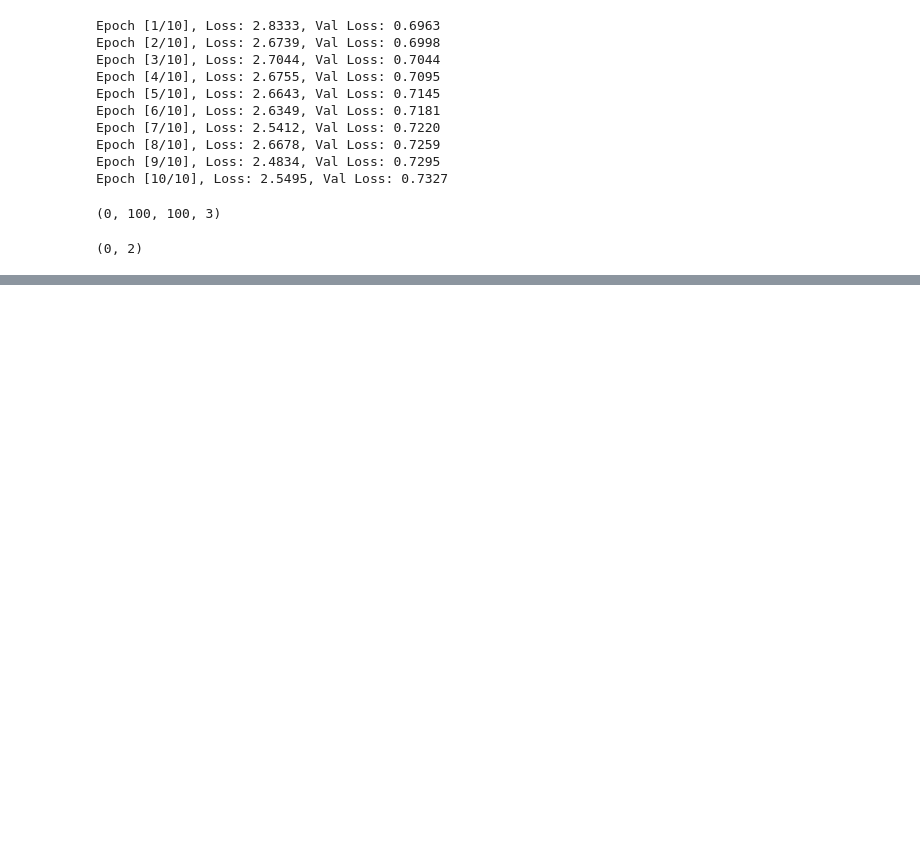
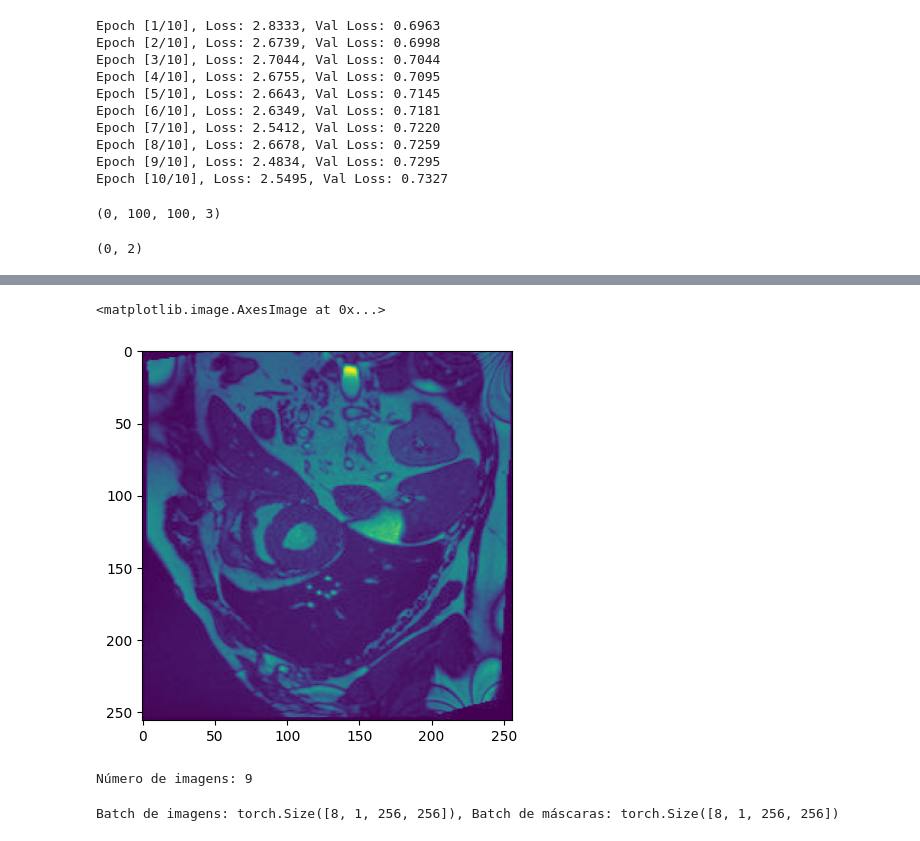
Before and after one commit to Alan240124/Alan, a Jupyter notebook: Atividade_Dataloader.ipynb, the cells around one changed output, grey strips where cells are left out. Drawn from its saved outputs; the diff is of its cells as text; code cells hidden in the pictures; blank space fills up the shorter version.

```diff
--- a/Atividade_Dataloader.ipynb
+++ b/Atividade_Dataloader.ipynb
@@ -1203,0 +1292,62 @@ labels.shape
+# %%
+plt.imshow(images[2,:, :])
+# %% [output]
+<matplotlib.image.AxesImage at 0x...>
+[figure, added]
+# %%
+import os
+import cv2
+import torch
+from torch.utils.data import Dataset, DataLoader
+from torchvision import transforms
+from glob import glob
+from tqdm import tqdm
+
+# Definir os caminhos das bases de dados (imagens e máscaras)
+class HeartDataset(Dataset):
+    def __init__(self, images_dir, masks_dir, transform=None):
+        self.images_dir = images_dir
+        self.masks_dir = masks_dir
+        self.transform = transform
+        self.image_files = sorted(glob(os.path.join(images_dir, "*.jpg")))  # Ajuste a extensão se necessário
+        self.mask_files = sorted(glob(os.path.join(masks_dir, "*.jpg")))    # Ajuste a extensão se necessário
+
+    def __len__(self):
+        return len(self.image_files)
+
+    def __getitem__(self, idx):
+        image = cv2.imread(self.image_files[idx], cv2.IMREAD_GRAYSCALE)
+        mask = cv2.imread(self.mask_files[idx], cv2.IMREAD_GRAYSCALE)
+
+        if self.transform:
+            image = self.transform(image)
+            mask = self.transform(mask)
+
+        return {"image": image, "mask": mask}
+
+# Definir os diretórios das imagens e máscaras
+images_dir = '/content/drive/MyDrive/DataSet/images'
+masks_dir = '/content/drive/MyDrive/DataSet/masks'
+
+# Definir transformações
+train_transforms = transforms.Compose([
+    transforms.ToTensor(),  # Converte a imagem para um tensor
+    transforms.Resize((256, 256)),  # Redimensiona as imagens
+])
+
+# Criar dataset e dataloader
+heart_dataset = HeartDataset(images_dir, masks_dir, transform=train_transforms)
+dataloader = DataLoader(heart_dataset, batch_size=8, shuffle=True, num_workers=4)
+
+# Verificar o número de imagens e máscaras
+print(f"Número de imagens: {len(heart_dataset)}")
+
+# Exemplo de iteração sobre o DataLoader
+for batch in tqdm(dataloader):
+    images = batch['image']
+    masks = batch['mask']
+    print(f"Batch de imagens: {images.shape}, Batch de máscaras: {masks.shape}")
+    break  # Apenas para evitar um loop infinito durante a visualização
+# %% [output]
+Número de imagens: 9
+Batch de imagens: torch.Size([8, 1, 256, 256]), Batch de máscaras: torch.Size([8, 1, 256, 256])
```
Also changed, not shown: parts of 11 cells of this notebook.
